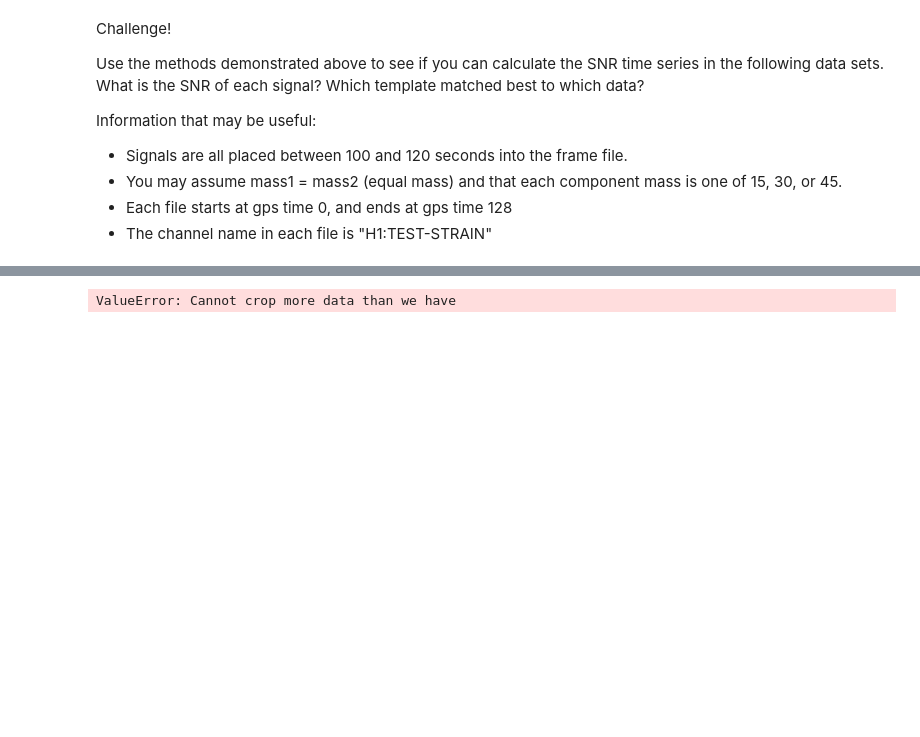
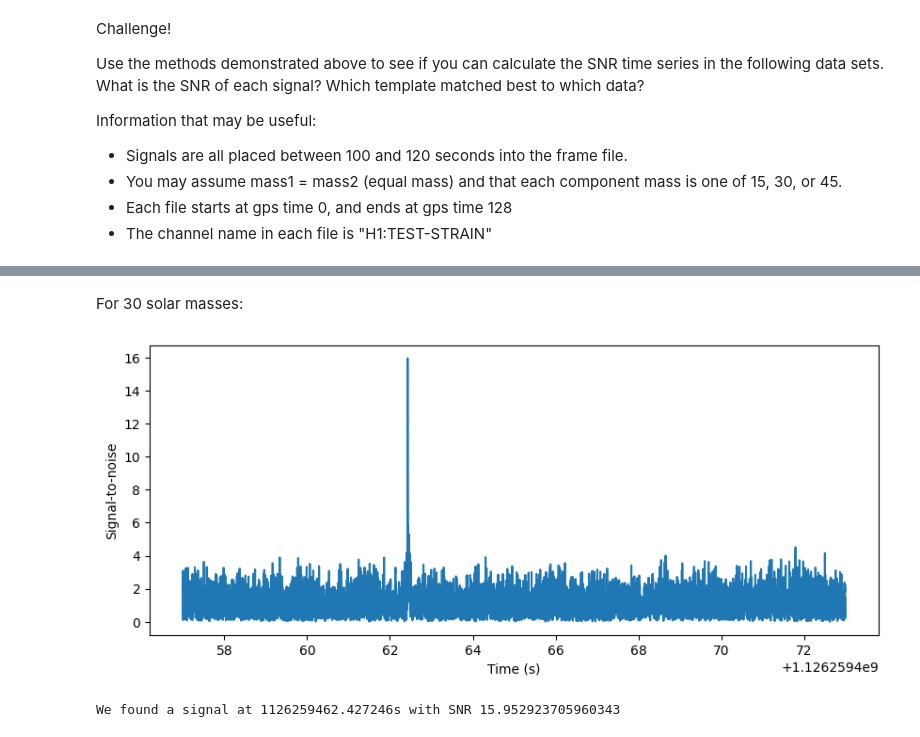
Before and after one commit to norrismeg/odw, a Jupyter notebook: Tutorials/Day_2/Tuto_2.2_Matched_Filtering_In_action.ipynb, the cells around one changed output, grey strips where cells are left out. Drawn from its saved outputs; the diff is of its cells as text; code cells hidden in the pictures; blank space fills up the shorter version.

```diff
--- a/Tutorials/Day_2/Tuto_2.2_Matched_Filtering_In_action.ipynb
+++ b/Tutorials/Day_2/Tuto_2.2_Matched_Filtering_In_action.ipynb
@@ -355,36 +357,39 @@ We found a signal at 1126259466.1704102s with SNR 3.932628749880765
+# %% [markdown]
+For 30 solar masses:
 # %%
 from pycbc.waveform import get_td_waveform
 
-m1 = 15 # Solar masses
-hp1, hc1 = get_td_waveform(approximant="SEOBNRv4_opt",
-                     mass1=m1,
-                     mass2=m1,
+m2 = 30 # Solar masses
+hp2, hc2 = get_td_waveform(approximant="SEOBNRv4_opt",
+                     mass1=m2,
+                     mass2=m2,
                      delta_t=conditioned.delta_t,
                      f_lower=20)
 
 # Resize the vector to match our data
-hp.resize(len(conditioned))
+hp2.resize(len(conditioned))
 
-template1 = hp1.cyclic_time_shift(hp1.start_time)
+template2 = hp2.cyclic_time_shift(hp2.start_time)
 
 from pycbc.filter import matched_filter
 import numpy
 
-snr1 = matched_filter(template, conditioned,
+snr2 = matched_filter(template2, conditioned,
                      psd=psd, low_frequency_cutoff=20)
 
-snr = snr.crop(4 + 4, 4)
+snr2 = snr2.crop(4 + 4, 4)
 
 plt.figure(figsize=[10, 4])
-plt.plot(snr.sample_times, abs(snr))
+plt.plot(snr2.sample_times, abs(snr2))
 plt.ylabel('Signal-to-noise')
 plt.xlabel('Time (s)')
 plt.show()
 
-peak = abs(snr).numpy().argmax()
-snrp = snr[peak]
-time = snr.sample_times[peak]
+peak2 = abs(snr2).numpy().argmax()
+snrp2 = snr2[peak2]
+time2 = snr2.sample_times[peak2]
 
-print("We found a signal at {}s with SNR {}".format(time, abs(snrp)))
+print("We found a signal at {}s with SNR {}".format(time2, abs(snrp2)))
 # %% [output]
+[figure, added]
-ValueError: Cannot crop more data than we have
+We found a signal at 1126259462.427246s with SNR 15.952923705960343
```
Also changed, not shown: parts of 5 cells of this notebook.
